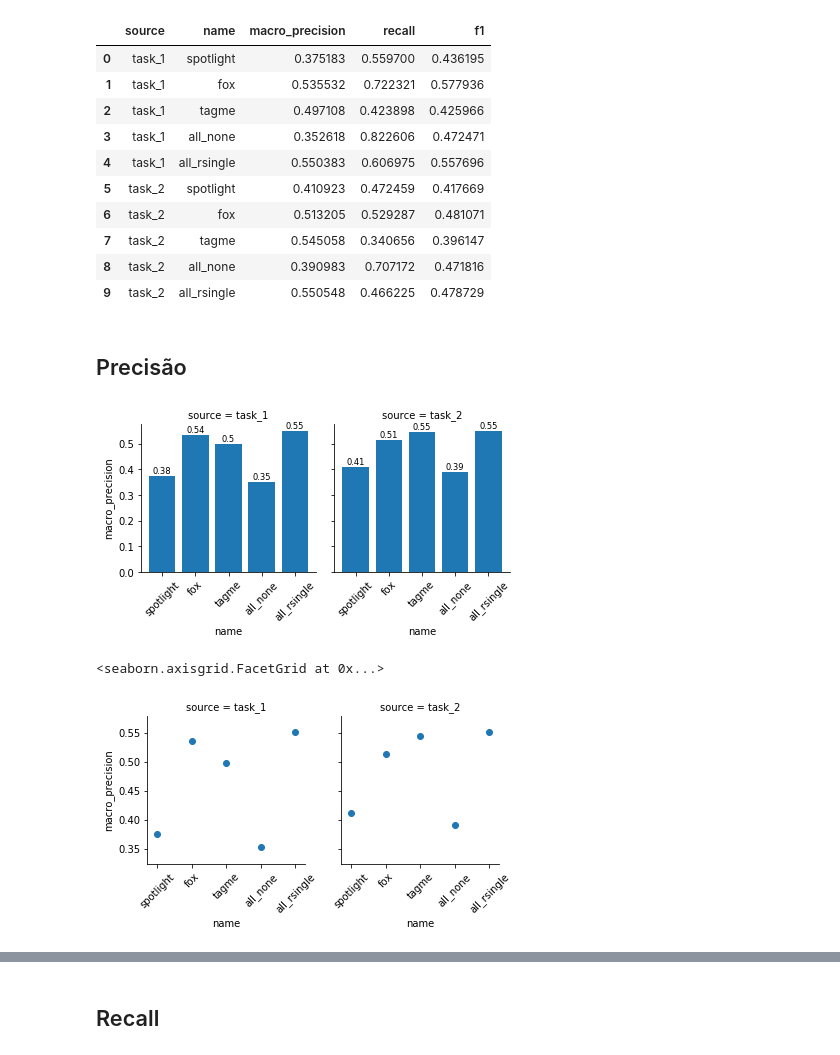
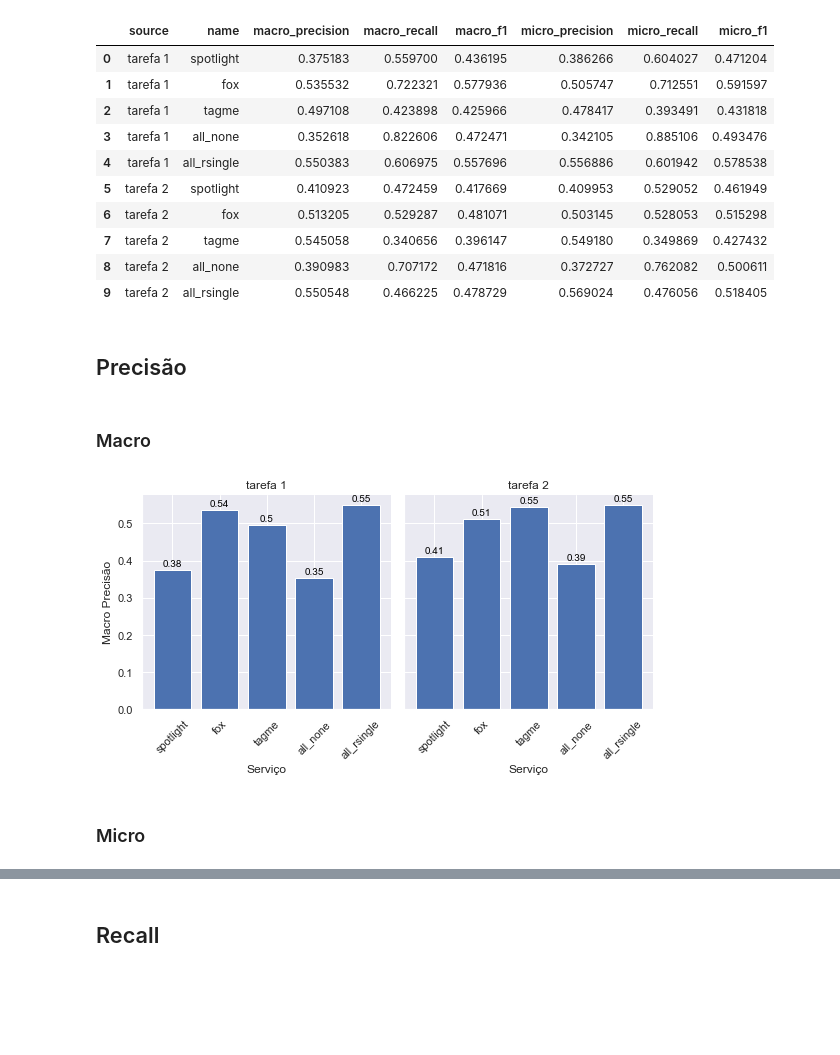
Before and after one commit to E-Trindade/citricus-validation, a Jupyter notebook: 2 - Data Visualization.ipynb, the cells around one changed output, grey strips where cells are left out. Cells and saved outputs as stored; diff of their text form; code cells hidden in the pictures; blank space fills up the shorter version.

Commit message:
Micro measures and improved plots

```diff
--- a/2 - Data Visualization.ipynb
+++ b/2 - Data Visualization.ipynb
@@ -2,6 +2,8 @@
 import pandas as pd
 import seaborn as sns
 import matplotlib.pyplot as plt
+# %%
+sns.set(rc={'figure.figsize':(11.7,8.27)})
 # %%
 spotlight_df = pd.read_csv('./scores/scores_spotlight_oke1.csv')
 fox_df = pd.read_csv('./scores/scores_fox_oke1.csv')
@@ -16,14 +18,24 @@ tagme2_df = pd.read_csv('./scores/scores_tagme_oke2.csv')
 
 all_none2_df = pd.read_csv('./scores/scores_all_none_oke2.csv')
 all_rsingle2_df = pd.read_csv('./scores/scores_all_r_singles_oke2.csv')
-# %%
-def get_metrics(dfs):
-    return pd.DataFrame([{
-        'name': name,
-        'macro_precision': df.macro_precision.mean() ,
-        'recall': df.recall.mean(),
-        'f1': df.f1.mean()
-    } for name, df in dfs])
+# %%
+def get_metrics(dfs):
+    d = []
+    for name, df in dfs:
+        micro_precision = df.tp.sum() / (df.tp.sum() + df.fp.sum())
+        micro_recall = df.tp.sum() / (df.tp.sum() + df.fn.sum())
+        micro_f1 = 2 * micro_precision * micro_recall / (micro_precision + micro_recall)
+        d.append({
+            'name': name,
+            'macro_precision': df.macro_precision.mean(),
+            'macro_recall': df.recall.mean(),
+            'macro_f1': df.f1.mean(),
+
+            'micro_precision': micro_precision,
+            'micro_recall': micro_recall,
+            'micro_f1': micro_f1,
+        })
+    return pd.DataFrame(d)
 # %%
 
 metrics1 = get_metrics([
@@ -42,39 +54,41 @@ metrics2 = get_metrics([
     ('all_rsingle', all_rsingle2_df)
 ])
 
-metrics1['source'] = 'task_1'
-metrics2['source'] = 'task_2'
+metrics1['source'] = 'tarefa 1'
+metrics2['source'] = 'tarefa 2'
 
-metrics_all = metrics1.append(metrics2).reset_index()[['source', 'name', 'macro_precision', 'recall', 'f1']]
+metrics_all = metrics1.append(metrics2).reset_index()[['source',
+                                                       'name',
+                                                       'macro_precision', 'macro_recall', 'macro_f1',
+                                                       'micro_precision', 'micro_recall', 'micro_f1',]]
 metrics_all
 # %% [output]
-|  | source | name | macro_precision | recall | f1 |
-| 0 | task_1 | spotlight | 0.375183 | 0.559700 | 0.436195 |
-| 1 | task_1 | fox | 0.535532 | 0.722321 | 0.577936 |
-| 2 | task_1 | tagme | 0.497108 | 0.423898 | 0.425966 |
-| 3 | task_1 | all_none | 0.352618 | 0.822606 | 0.472471 |
-| 4 | task_1 | all_rsingle | 0.550383 | 0.606975 | 0.557696 |
-| 5 | task_2 | spotlight | 0.410923 | 0.472459 | 0.417669 |
-| 6 | task_2 | fox | 0.513205 | 0.529287 | 0.481071 |
-| 7 | task_2 | tagme | 0.545058 | 0.340656 | 0.396147 |
-| 8 | task_2 | all_none | 0.390983 | 0.707172 | 0.471816 |
-| 9 | task_2 | all_rsingle | 0.550548 | 0.466225 | 0.478729 |
+|  | source | name | macro_precision | macro_recall | macro_f1 | micro_precision | micro_recall | micro_f1 |
+| 0 | tarefa 1 | spotlight | 0.375183 | 0.559700 | 0.436195 | 0.386266 | 0.604027 | 0.471204 |
+| 1 | tarefa 1 | fox | 0.535532 | 0.722321 | 0.577936 | 0.505747 | 0.712551 | 0.591597 |
+| 2 | tarefa 1 | tagme | 0.497108 | 0.423898 | 0.425966 | 0.478417 | 0.393491 | 0.431818 |
+| 3 | tarefa 1 | all_none | 0.352618 | 0.822606 | 0.472471 | 0.342105 | 0.885106 | 0.493476 |
+| 4 | tarefa 1 | all_rsingle | 0.550383 | 0.606975 | 0.557696 | 0.556886 | 0.601942 | 0.578538 |
+| 5 | tarefa 2 | spotlight | 0.410923 | 0.472459 | 0.417669 | 0.409953 | 0.529052 | 0.461949 |
+| 6 | tarefa 2 | fox | 0.513205 | 0.529287 | 0.481071 | 0.503145 | 0.528053 | 0.515298 |
+| 7 | tarefa 2 | tagme | 0.545058 | 0.340656 | 0.396147 | 0.549180 | 0.349869 | 0.427432 |
+| 8 | tarefa 2 | all_none | 0.390983 | 0.707172 | 0.471816 | 0.372727 | 0.762082 | 0.500611 |
+| 9 | tarefa 2 | all_rsingle | 0.550548 | 0.466225 | 0.478729 | 0.569024 | 0.476056 | 0.518405 |
 # %% [markdown]
 ## Precisão
+# %% [markdown]
+### Macro
 # %%
-g = sns.FacetGrid(metrics_all, col="source")
-g.map(plt.bar, "name", "macro_precision");
+g = sns.FacetGrid(metrics_all, col="source", height=4)
+g.map(plt.bar, "name", "macro_precision")
+g.set_titles("{col_name}")
 g.set_xticklabels(rotation=45)
+g.set_axis_labels('Serviço', 'Macro Precisão')
 
 for t_, task in enumerate(metrics_all.source.unique()):
     for i, v in enumerate(metrics_all[metrics_all.source == task].macro_precision):
         g.axes[0, t_].text(i, v + 0.01, str(round(v, 2)), color='black', horizontalalignment='center', size='small')
 # %% [output]
-[figure, old version]
+[figure, new version]
-# %%
-g = sns.FacetGrid(metrics_all, col="source")
-g.map(plt.scatter, "name", "macro_precision");
-g.set_xticklabels(rotation=45)
-# %% [output]
-<seaborn.axisgrid.FacetGrid at 0x...>
-[figure, removed]
+# %% [markdown]
+### Micro
```
Also changed, not shown: parts of 18 cells of this notebook.
